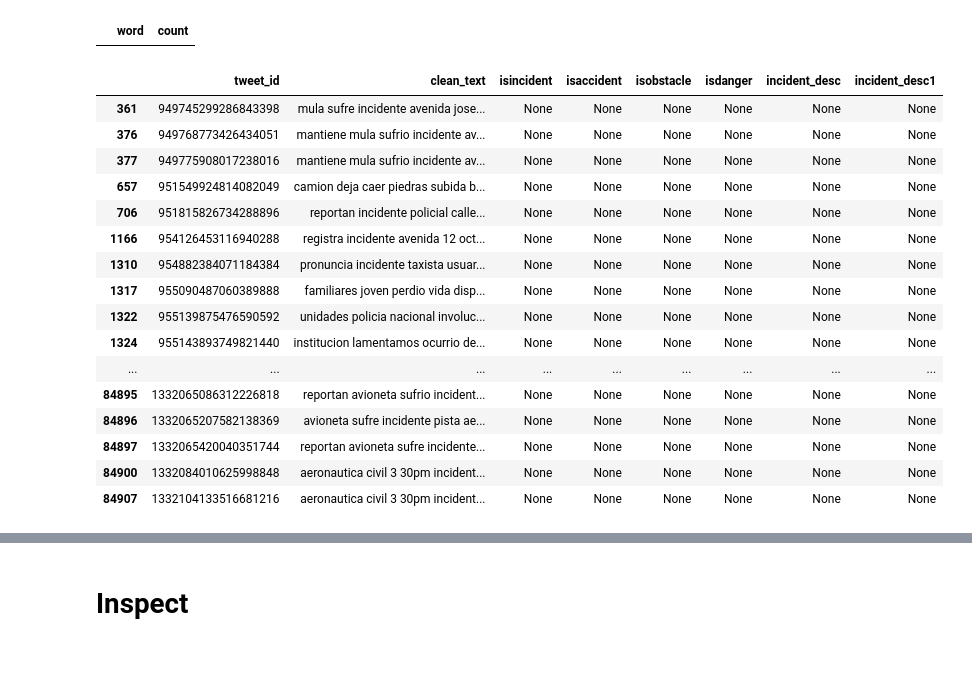
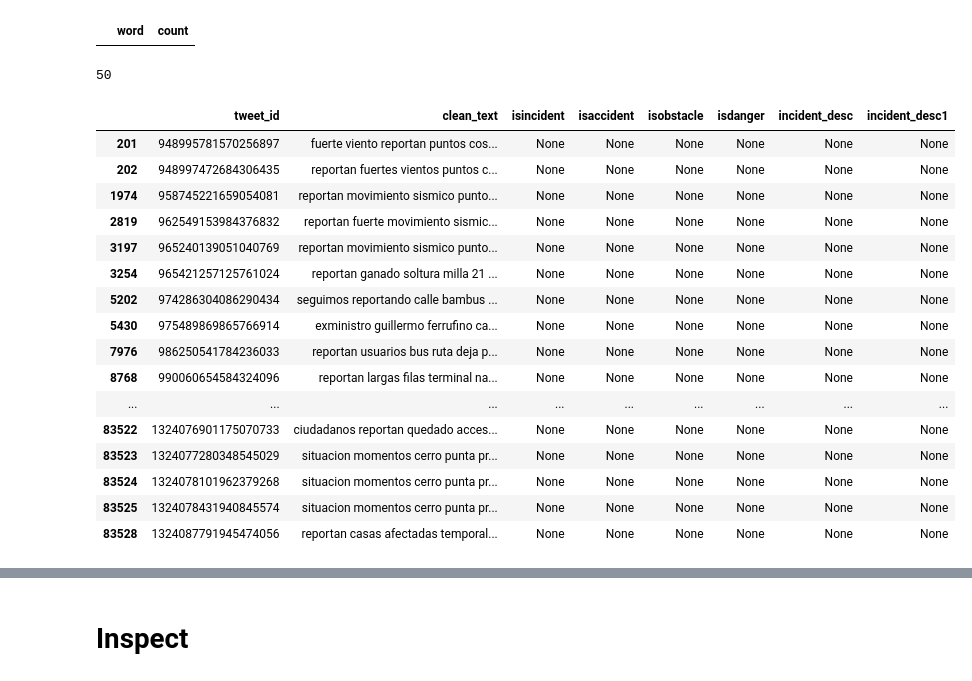
Before and after one commit to Liu-Lc/TwitterTraffic-Pty, a Jupyter notebook: TweetData/clean_data.ipynb, the cells around one changed output, grey strips where cells are left out. Cells and saved outputs as stored; diff of their text form; code cells hidden in the pictures.

```diff
--- a/TweetData/clean_data.ipynb
+++ b/TweetData/clean_data.ipynb
@@ -85,6 +89,12 @@ pd.set_option('display.min_rows', 100)
+# %%
+short_df.loc[extract, 'isincident'] = False
+short_df.loc[extract, 'isaccident'] = False
+short_df.loc[extract, 'isobstacle'] = False
+short_df.loc[extract, 'isdanger'] = False
+# short_df.loc[extract, 'incident_desc1'] = 'area acordonada'
 # %%
 ## Check the true with the keyword
-extract = short_df.clean_text.str.contains('altura') & short_df.isincident.isnull()
+extract = short_df.clean_text.str.contains('redes sociales') & short_df.isincident.isnull()
 short_df[extract]
 # %% [output]
 |  | tweet_id | clean_text | isincident | isaccident | isobstacle | isdanger | incident_desc | incident_desc1 |
@@ -145,29 +173,33 @@ freq.head(5)
 short_df.loc[extract, 'isincident'] = True
 short_df.loc[extract, 'isaccident'] = True
 # short_df.loc[extract, 'isobstacle'] = False
-# short_df.loc[extract, 'isdanger'] = False
-short_df.loc[extract, 'incident_desc'] = 'accidente'
+short_df.loc[extract, 'isdanger'] = True
+short_df.loc[extract, 'incident_desc'] = 'incidente'
+# %%
+len(short_df[extract])
+# %% [output]
+50
 # %%
-extract = short_df.clean_text.str.contains(' incidente ') & short_df.isincident.isnull()
+extract = short_df.clean_text.str.contains('reportan.*') & short_df.isincident.isnull()
 short_df[extract]
 # %% [output]
 |  | tweet_id | clean_text | isincident | isaccident | isobstacle | isdanger | incident_desc | incident_desc1 |
-| 361 | 949745299286843398 | mula sufre incidente avenida jose... | None | None | None | None | None | None |
-| 376 | 949768773426434051 | mantiene mula sufrio incidente av... | None | None | None | None | None | None |
-| 377 | 949775908017238016 | mantiene mula sufrio incidente av... | None | None | None | None | None | None |
-| 657 | 951549924814082049 | camion deja caer piedras subida b... | None | None | None | None | None | None |
-| 706 | 951815826734288896 | reportan incidente policial calle... | None | None | None | None | None | None |
-| 1166 | 954126453116940288 | registra incidente avenida 12 oct... | None | None | None | None | None | None |
-| 1310 | 954882384071184384 | pronuncia incidente taxista usuar... | None | None | None | None | None | None |
-| 1317 | 955090487060389888 | familiares joven perdio vida disp... | None | None | None | None | None | None |
-| 1322 | 955139875476590592 | unidades policia nacional involuc... | None | None | None | None | None | None |
-| 1324 | 955143893749821440 | institucion lamentamos ocurrio de... | None | None | None | None | None | None |
+| 201 | 948995781570256897 | fuerte viento reportan puntos cos... | None | None | None | None | None | None |
+| 202 | 948997472684306435 | reportan fuertes vientos puntos c... | None | None | None | None | None | None |
+| 1974 | 958745221659054081 | reportan movimiento sismico punto... | None | None | None | None | None | None |
+| 2819 | 962549153984376832 | reportan fuerte movimiento sismic... | None | None | None | None | None | None |
+| 3197 | 965240139051040769 | reportan movimiento sismico punto... | None | None | None | None | None | None |
+| 3254 | 965421257125761024 | reportan ganado soltura milla 21 ... | None | None | None | None | None | None |
+| 5202 | 974286304086290434 | seguimos reportando calle bambus ... | None | None | None | None | None | None |
+| 5430 | 975489869865766914 | exministro guillermo ferrufino ca... | None | None | None | None | None | None |
+| 7976 | 986250541784236033 | reportan usuarios bus ruta deja p... | None | None | None | None | None | None |
+| 8768 | 990060654584324096 | reportan largas filas terminal na... | None | None | None | None | None | None |
 | ... | ... | ... | ... | ... | ... | ... | ... | ... |
-| 84895 | 1332065086312226818 | reportan avioneta sufrio incident... | None | None | None | None | None | None |
-| 84896 | 1332065207582138369 | avioneta sufre incidente pista ae... | None | None | None | None | None | None |
-| 84897 | 1332065420040351744 | reportan avioneta sufre incidente... | None | None | None | None | None | None |
-| 84900 | 1332084010625998848 | aeronautica civil 3 30pm incident... | None | None | None | None | None | None |
-| 84907 | 1332104133516681216 | aeronautica civil 3 30pm incident... | None | None | None | None | None | None |
+| 83522 | 1324076901175070733 | ciudadanos reportan quedado acces... | None | None | None | None | None | None |
+| 83523 | 1324077280348545029 | situacion momentos cerro punta pr... | None | None | None | None | None | None |
+| 83524 | 1324078101962379268 | situacion momentos cerro punta pr... | None | None | None | None | None | None |
+| 83525 | 1324078431940845574 | situacion momentos cerro punta pr... | None | None | None | None | None | None |
+| 83528 | 1324087791945474056 | reportan casas afectadas temporal... | None | None | None | None | None | None |
 # %%
 ## Specific rows
 short_df.loc[753, 'isdanger'] = False
```
Also changed, not shown: parts of 17 cells of this notebook, 2 other files.
